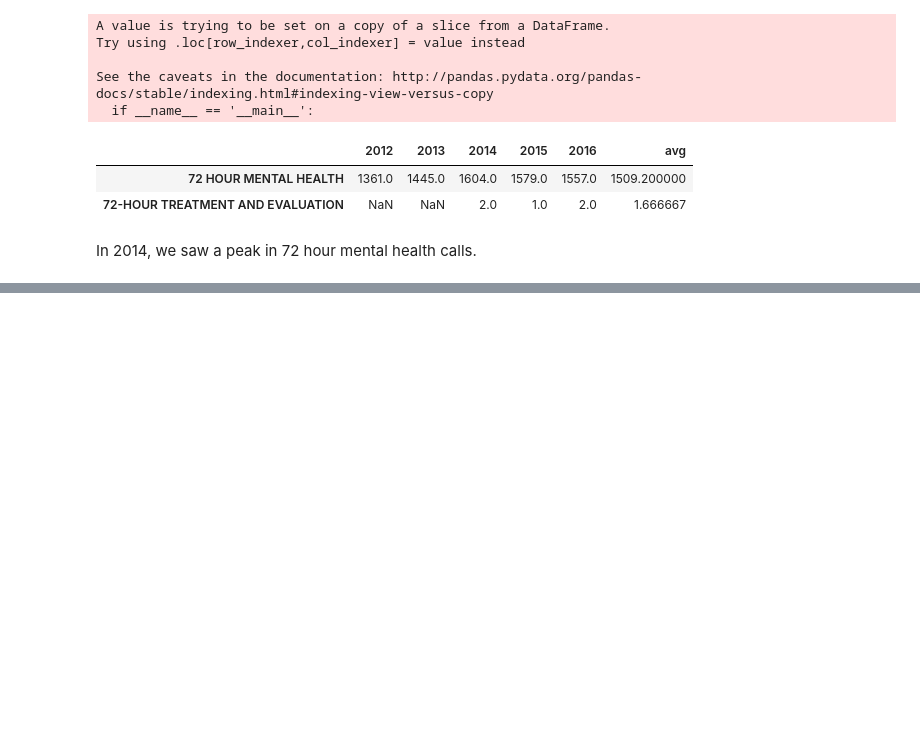
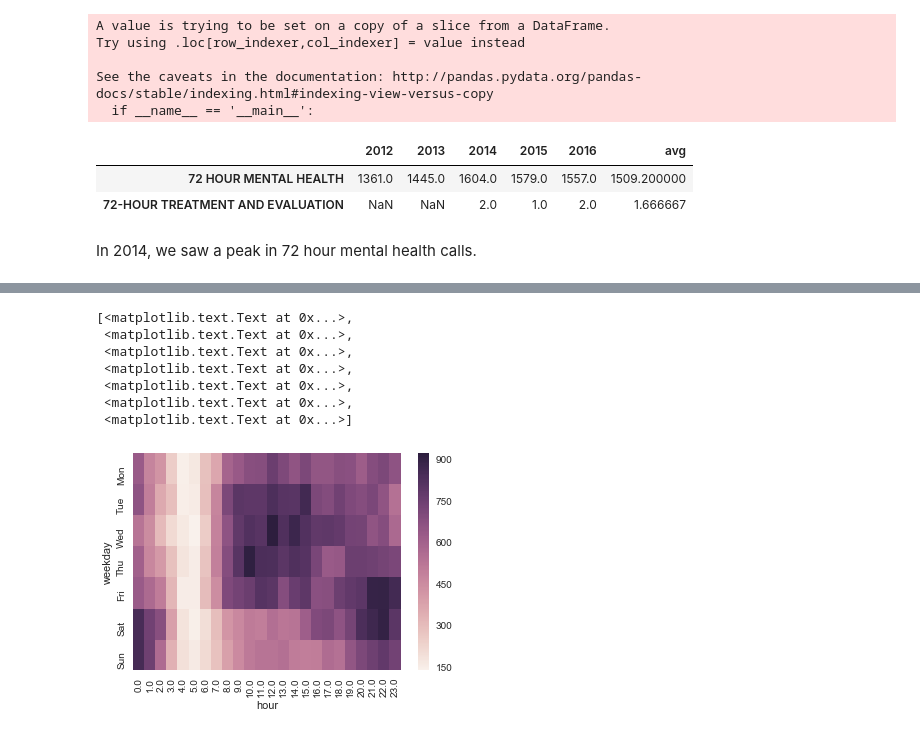
Before and after one commit to odemasi/LogVisualization, a Jupyter notebook: Crime_Data/AC Sheriff Crime Reports.ipynb, the cells around one changed output, grey strips where cells are left out. Saved outputs shown, nothing was run; the diff lists cells and outputs as text; code cells hidden in the pictures; blank space fills up the shorter version.

Commit message:
updated heatmap

```diff
--- a/Crime_Data/AC Sheriff Crime Reports.ipynb
+++ b/Crime_Data/AC Sheriff Crime Reports.ipynb
@@ -170,0 +194,29 @@ In 2014, we saw a peak in 72 hour mental health calls.
+# %%
+def extract_weekday(table):
+    for i in table['DateTime'].index:
+        table.loc[i, 'weekday'] = datetime.datetime.strptime(table['DateTime'].loc[i], '%m/%d/%Y %H:%M:%S %p').weekday()
+    return table
+# %%
+temp = extract_weekday(data)
+# %%
+def extract_hour(table):
+    for i in table['DateTime'].index:
+        table.loc[i, 'hour'] = datetime.datetime.strptime(table['DateTime'].loc[i], '%m/%d/%Y %I:%M:%S %p').hour
+    return table
+# %%
+final = extract_hour(temp)
+# %%
+final.groupby(['weekday', 'hour']).count()['DateTime']
+MH_data = pd.DataFrame({'count' : final.groupby(['weekday', 'hour']).size()}).reset_index()
+mh_heatmap = MH_data.pivot('weekday', 'hour', 'count')
+ax = sns.heatmap(mh_heatmap)
+ax.set_yticklabels(['Sun', 'Sat', 'Fri', 'Thu', 'Wed', 'Tue','Mon'], fontsize=10)
+# %% [output]
+[<matplotlib.text.Text at 0x...>,
+ <matplotlib.text.Text at 0x...>,
+ <matplotlib.text.Text at 0x...>,
+ <matplotlib.text.Text at 0x...>,
+ <matplotlib.text.Text at 0x...>,
+ <matplotlib.text.Text at 0x...>,
+ <matplotlib.text.Text at 0x...>]
+[figure, added]
```
Also changed, not shown: parts of 2 cells of this notebook.
